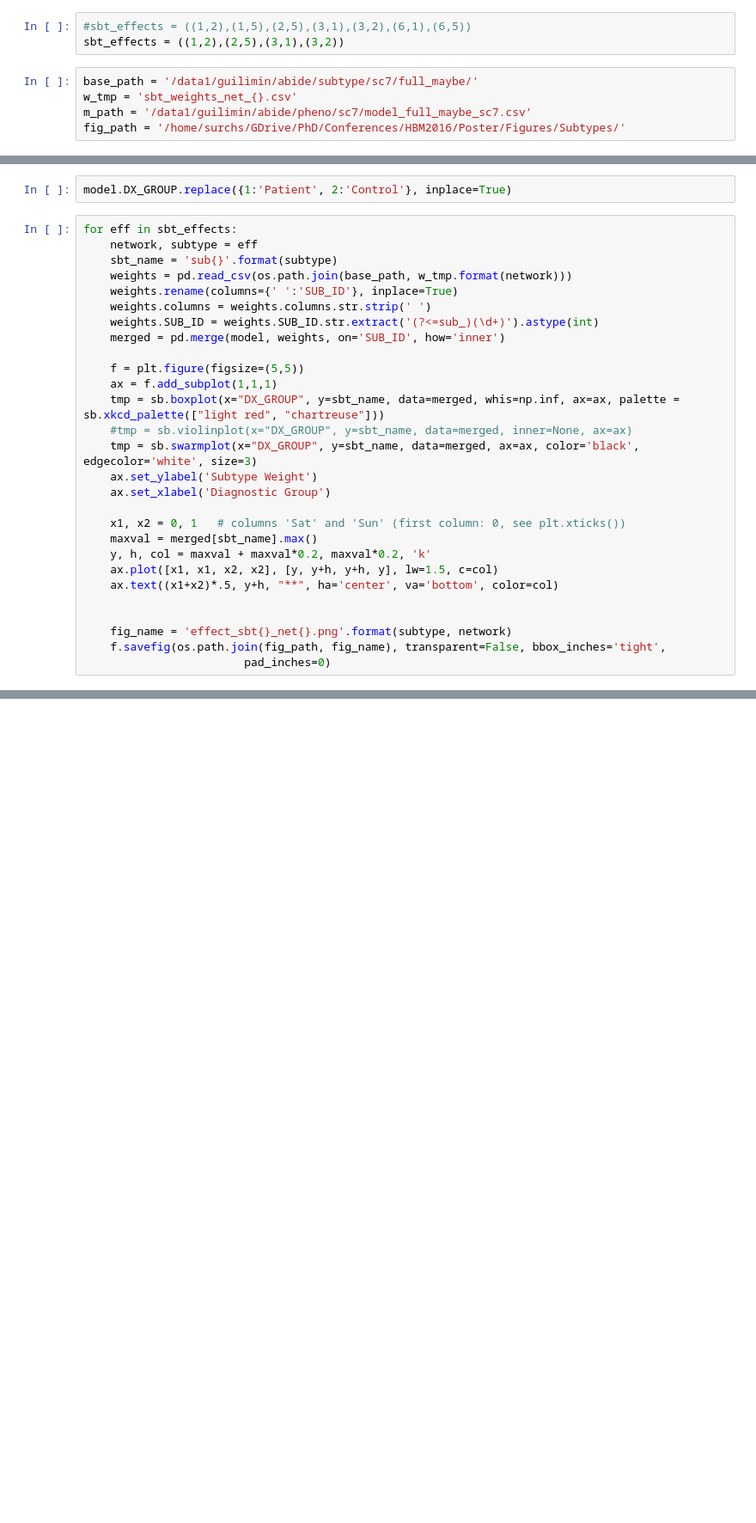
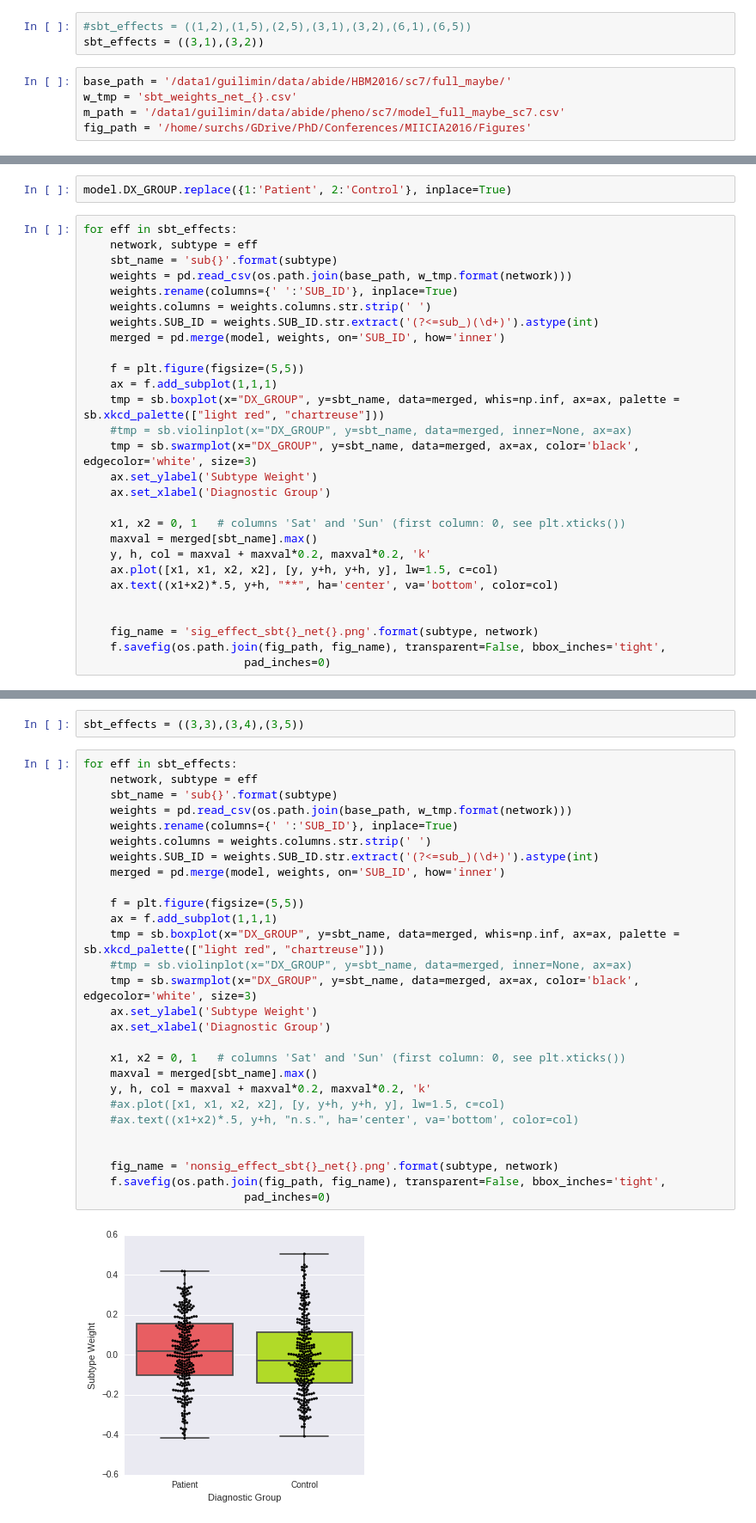
Before and after one commit to SIMEXP/Projects, a Jupyter notebook: Subtypes/HBM_Subtype_Figures/effect_plots.ipynb, the cells around one changed output, grey strips where cells are left out. Shown at 86% size. Cells and saved outputs as stored; diff of their text form; blank space fills up the shorter version.

```diff
--- a/Subtypes/HBM_Subtype_Figures/effect_plots.ipynb
+++ b/Subtypes/HBM_Subtype_Figures/effect_plots.ipynb
@@ -11,12 +11,12 @@ from matplotlib import pyplot as plt
 %matplotlib inline
 # %%
 #sbt_effects = ((1,2),(1,5),(2,5),(3,1),(3,2),(6,1),(6,5))
-sbt_effects = ((1,2),(2,5),(3,1),(3,2))
+sbt_effects = ((3,1),(3,2))
 # %%
-base_path = '/data1/guilimin/abide/subtype/sc7/full_maybe/'
+base_path = '/data1/guilimin/data/abide/HBM2016/sc7/full_maybe/'
 w_tmp = 'sbt_weights_net_{}.csv'
-m_path = '/data1/guilimin/abide/pheno/sc7/model_full_maybe_sc7.csv'
-fig_path = '/home/surchs/GDrive/PhD/Conferences/HBM2016/Poster/Figures/Subtypes/'
+m_path = '/data1/guilimin/data/abide/pheno/sc7/model_full_maybe_sc7.csv'
+fig_path = '/home/surchs/GDrive/PhD/Conferences/MIICIA2016/Figures'
 # %%
 # Model
 model = pd.read_csv(m_path)
@@ -47,7 +47,7 @@ for eff in sbt_effects:
     ax.text((x1+x2)*.5, y+h, "**", ha='center', va='bottom', color=col)
 
 
-    fig_name = 'effect_sbt{}_net{}.png'.format(subtype, network)
+    fig_name = 'sig_effect_sbt{}_net{}.png'.format(subtype, network)
     f.savefig(os.path.join(fig_path, fig_name), transparent=False, bbox_inches='tight',
                         pad_inches=0)
 # %% [output]
@@ -57,0 +56,32 @@ for eff in sbt_effects:
+# %%
+sbt_effects = ((3,3),(3,4),(3,5))
+# %%
+for eff in sbt_effects:
+    network, subtype = eff
+    sbt_name = 'sub{}'.format(subtype)
+    weights = pd.read_csv(os.path.join(base_path, w_tmp.format(network)))
+    weights.rename(columns={' ':'SUB_ID'}, inplace=True)
+    weights.columns = weights.columns.str.strip(' ')
+    weights.SUB_ID = weights.SUB_ID.str.extract('(?<=sub_)(\d+)').astype(int)
+    merged = pd.merge(model, weights, on='SUB_ID', how='inner')
+
+    f = plt.figure(figsize=(5,5))
+    ax = f.add_subplot(1,1,1)
+    tmp = sb.boxplot(x="DX_GROUP", y=sbt_name, data=merged, whis=np.inf, ax=ax, palette = sb.xkcd_palette(["light red", "chartreuse"]))
+    #tmp = sb.violinplot(x="DX_GROUP", y=sbt_name, data=merged, inner=None, ax=ax)
+    tmp = sb.swarmplot(x="DX_GROUP", y=sbt_name, data=merged, ax=ax, color='black', edgecolor='white', size=3)
+    ax.set_ylabel('Subtype Weight')
+    ax.set_xlabel('Diagnostic Group')
+
+    x1, x2 = 0, 1   # columns 'Sat' and 'Sun' (first column: 0, see plt.xticks())
+    maxval = merged[sbt_name].max()
+    y, h, col = maxval + maxval*0.2, maxval*0.2, 'k'
+    #ax.plot([x1, x1, x2, x2], [y, y+h, y+h, y], lw=1.5, c=col)
+    #ax.text((x1+x2)*.5, y+h, "n.s.", ha='center', va='bottom', color=col)
+
+
+    fig_name = 'nonsig_effect_sbt{}_net{}.png'.format(subtype, network)
+    f.savefig(os.path.join(fig_path, fig_name), transparent=False, bbox_inches='tight',
+                        pad_inches=0)
+# %% [output]
+[figure, added]
```
Also changed, not shown: parts of 2 cells of this notebook, 21 other files.
